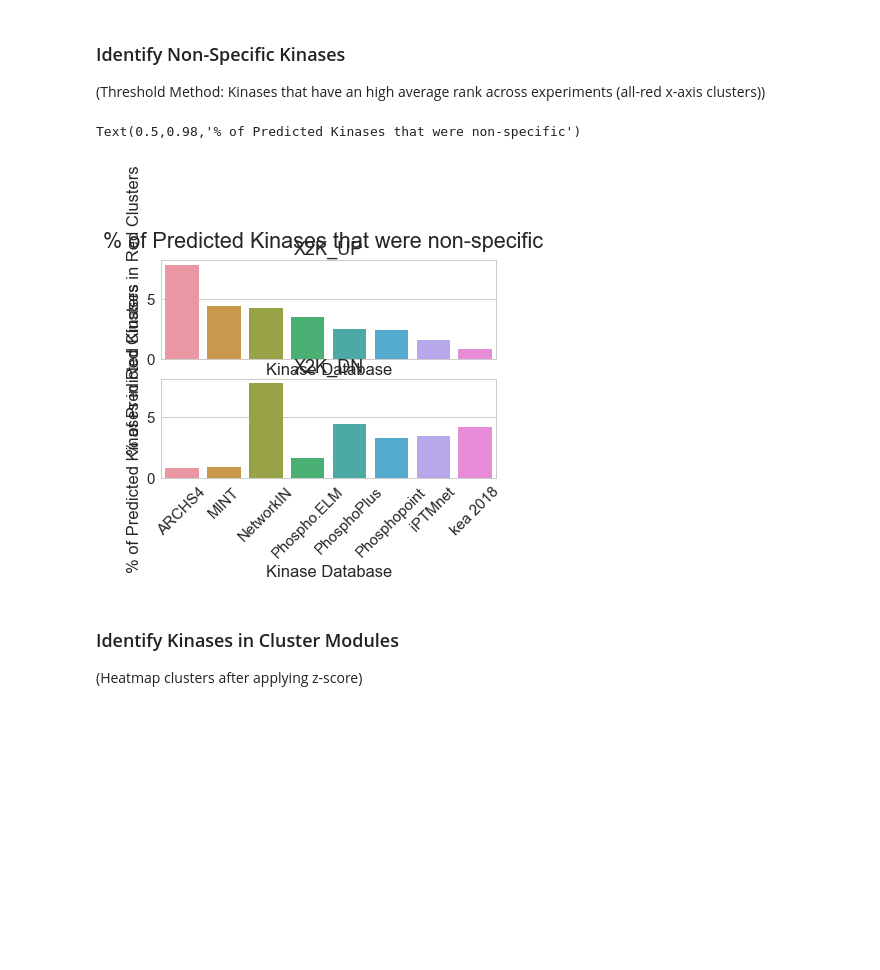
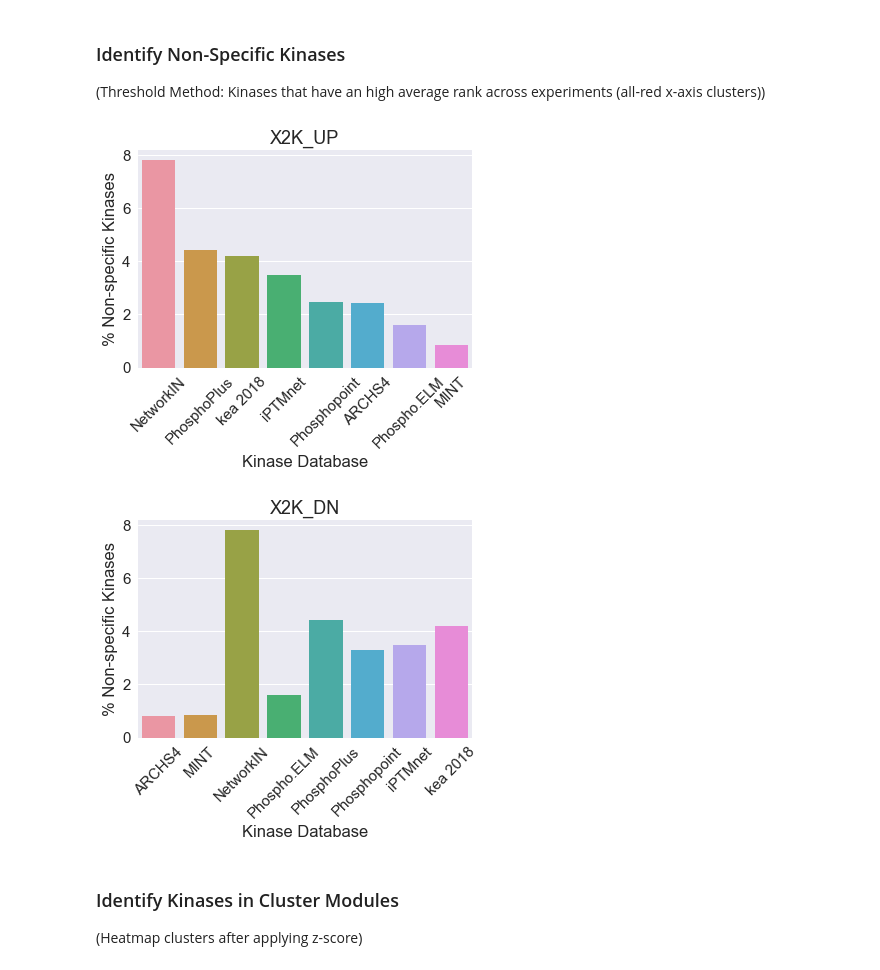
Before and after one commit to bschilder/X2K_Web, a Jupyter notebook: Kinase_Enrichment_Comparisons/Visualize_Kinase_Enrichment.ipynb, the cells around one changed output. Drawn from its saved outputs; the diff is of its cells as text; code cells hidden in the pictures; blank space fills up the shorter version.

Commit message:
Fix overlapping text

```diff
--- a/Kinase_Enrichment_Comparisons/Visualize_Kinase_Enrichment.ipynb
+++ b/Kinase_Enrichment_Comparisons/Visualize_Kinase_Enrichment.ipynb
@@ -406,6 +406,8 @@ X2K_PvalueZscore_Ranks_DN
 ### Identify Non-Specific Kinases
 (Threshold Method: Kinases that have an high average rank across experiments (all-red x-axis clusters))
 # %%
+sn.set(font_scale=1.5)
+
 def get_red_cluster(nLog_ranks, method, threshold=50, save=True):
    # get row/kinase average rank
     meanRanks = nLog_ranks.mean(axis=1)
@@ -418,40 +420,43 @@ def get_red_cluster(nLog_ranks, method, threshold=50, save=True):
 
 
 def get_red_cluster_for_each_kinaseDB(matrixDict_ranks, method, threshold=100):
     redClusters={}
     percentage_report={}
     for db in matrixDict_ranks:
         DF = matrixDict_ranks[db]
         redClust = get_red_cluster(DF, method, threshold)
         redClusters[db] = redClust
         percentage_report[db] = len(redClust)/len(DF)*100
     return redClusters, percentage_report
 
 def plot_redCluster_report(percentage_report, title, ax, sort=True):
-    yvar = '% of Predicted Kinases in Red Clusters'
+    yvar = '% Non-specific Kinases'
     barDF = pd.Series(percentage_report).reset_index()
     barDF.columns = ['Kinase Database',yvar]
     if sort==True:
         barDF = barDF.sort_values(by=yvar,ascending=False)
     sns.barplot(data=barDF, x='Kinase Database', y=yvar, ax=ax).set_title(title)
 
 
 
 import matplotlib.pyplot as plt
 import seaborn as sns
 # X2K
 X2K_UP_redClusters, perReport_X2K_UP = get_red_cluster_for_each_kinaseDB(x2k_matrixDict_ranks_UP,'X2K_UP_nLogPval_ranks', 25)
+print("\n")
 X2K_DN_redClusters, perReport_X2K_DN = get_red_cluster_for_each_kinaseDB(x2k_matrixDict_ranks_DN, 'X2K_DN_nLogPval_ranks', 25)
 
-f, ax = plt.subplots(2, 1, sharex=True)
+f, ax = plt.subplots()
 plt.xticks(rotation=45)
-plot_redCluster_report(perReport_X2K_UP, title="X2K_UP", ax=ax[0], sort=True)
+plot_redCluster_report(perReport_X2K_UP, title="X2K_UP", ax=ax, sort=True)
+# f.suptitle('% Non-specific Kinases Predicted by Each Database\n')
+
+f, ax = plt.subplots()
 plt.xticks(rotation=45)
-plot_redCluster_report(perReport_X2K_DN, title="X2K_DN", ax=ax[1], sort=False)
-f.suptitle('% of Predicted Kinases that were non-specific')
+plot_redCluster_report(perReport_X2K_DN, title="X2K_DN", ax=ax, sort=False)
 # %% [output]
-Text(0.5,0.98,'% of Predicted Kinases that were non-specific')
-[figure, old version]
+[figure, new version]
+[figure, added]
 # %% [markdown]
 ### Identify Kinases in Cluster Modules
 (Heatmap clusters after applying z-score)
```
Also changed, not shown: parts of 1 cell of this notebook.
